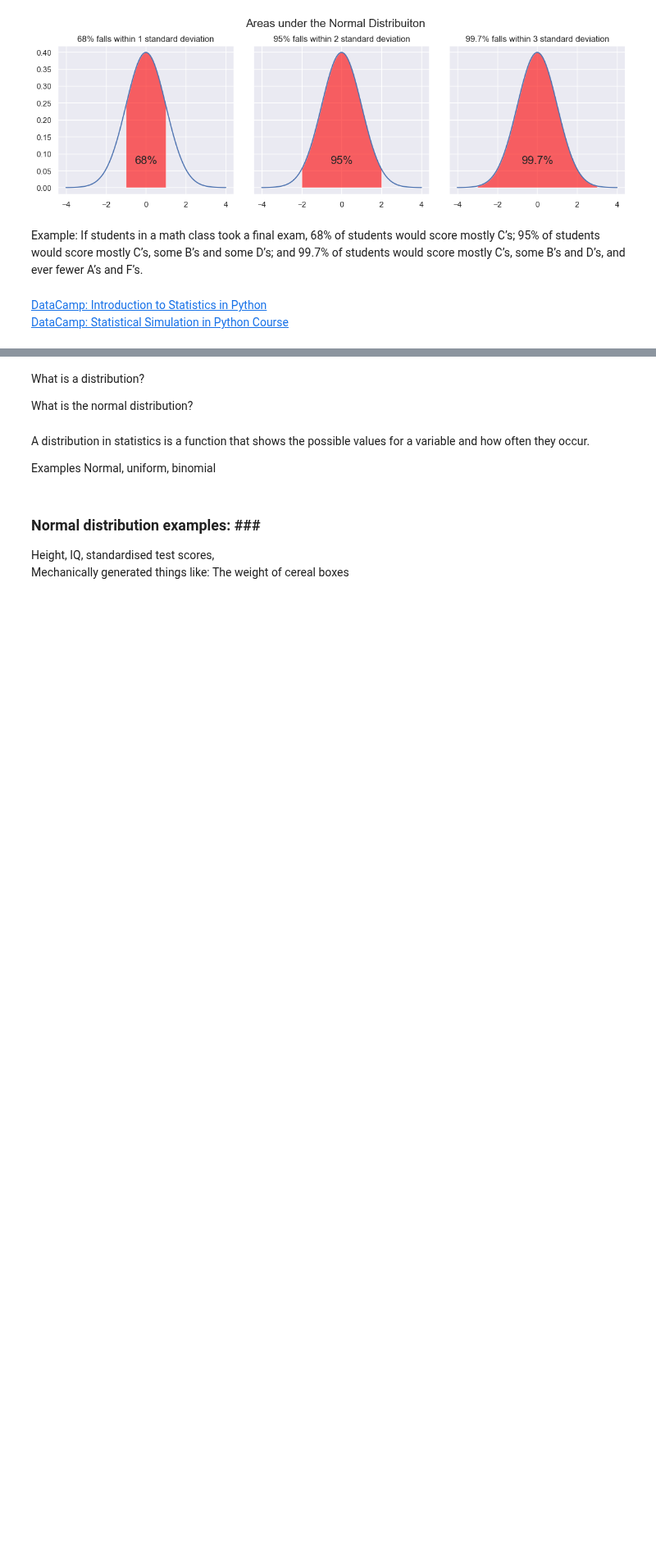
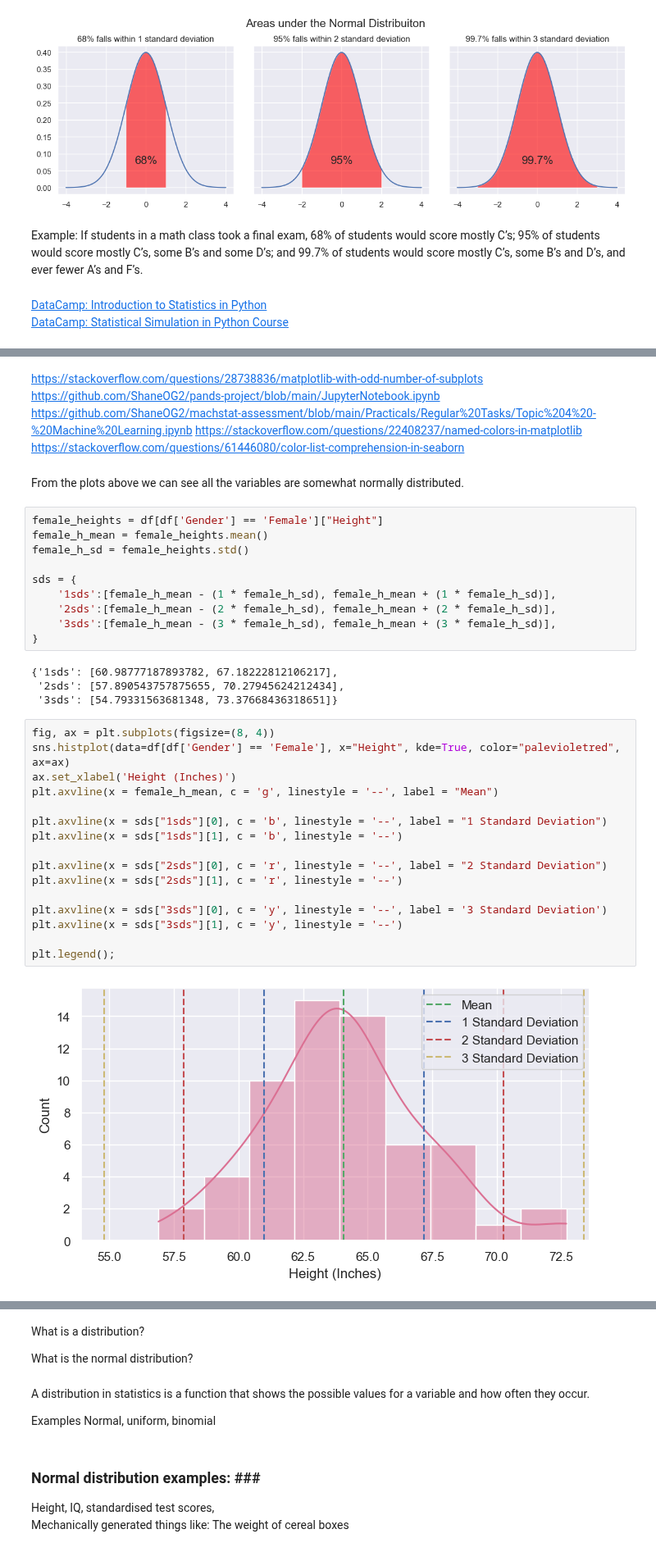
Before and after one commit to ShaneOG2/fund-data-analysis-assessment, a Jupyter notebook: Practicals/Normal Distribution Notebook.ipynb, the cells around one changed output, grey strips where cells are left out. Shown at 82% size. Drawn from its saved outputs; the diff is of its cells as text; blank space fills up the shorter version.

```diff
--- a/Practicals/Normal Distribution Notebook.ipynb
+++ b/Practicals/Normal Distribution Notebook.ipynb
@@ -301,0 +371,40 @@ Example: If students in a math class took a final exam, 68% of students would sc
+# %% [markdown]
+https://stackoverflow.com/questions/28738836/matplotlib-with-odd-number-of-subplots
+https://github.com/ShaneOG2/pands-project/blob/main/JupyterNotebook.ipynb
+https://github.com/ShaneOG2/machstat-assessment/blob/main/Practicals/Regular%20Tasks/Topic%204%20-%20Machine%20Learning.ipynb
+https://stackoverflow.com/questions/22408237/named-colors-in-matplotlib
+https://stackoverflow.com/questions/61446080/color-list-comprehension-in-seaborn
+# %% [markdown]
+From the plots above we can see all the variables are somewhat normally distributed.
+# %%
+female_heights = df[df['Gender'] == 'Female']["Height"]
+female_h_mean = female_heights.mean()
+female_h_sd = female_heights.std()
+
+sds = {
+    '1sds':[female_h_mean - (1 * female_h_sd), female_h_mean + (1 * female_h_sd)],
+    '2sds':[female_h_mean - (2 * female_h_sd), female_h_mean + (2 * female_h_sd)],
+    '3sds':[female_h_mean - (3 * female_h_sd), female_h_mean + (3 * female_h_sd)],
+}
+# %% [output]
+{'1sds': [60.98777187893782, 67.18222812106217],
+ '2sds': [57.890543757875655, 70.27945624212434],
+ '3sds': [54.79331563681348, 73.37668436318651]}
+# %%
+fig, ax = plt.subplots(figsize=(8, 4))
+sns.histplot(data=df[df['Gender'] == 'Female'], x="Height", kde=True, color="palevioletred", ax=ax)
+ax.set_xlabel('Height (Inches)')
+plt.axvline(x = female_h_mean, c = 'g', linestyle = '--', label = "Mean")
+
+plt.axvline(x = sds["1sds"][0], c = 'b', linestyle = '--', label = "1 Standard Deviation")
+plt.axvline(x = sds["1sds"][1], c = 'b', linestyle = '--')
+
+plt.axvline(x = sds["2sds"][0], c = 'r', linestyle = '--', label = "2 Standard Deviation")
+plt.axvline(x = sds["2sds"][1], c = 'r', linestyle = '--')
+
+plt.axvline(x = sds["3sds"][0], c = 'y', linestyle = '--', label = '3 Standard Deviation')
+plt.axvline(x = sds["3sds"][1], c = 'y', linestyle = '--')
+
+plt.legend();
+# %% [output]
+[figure, added]
```
Also changed, not shown: parts of 21 cells of this notebook.
